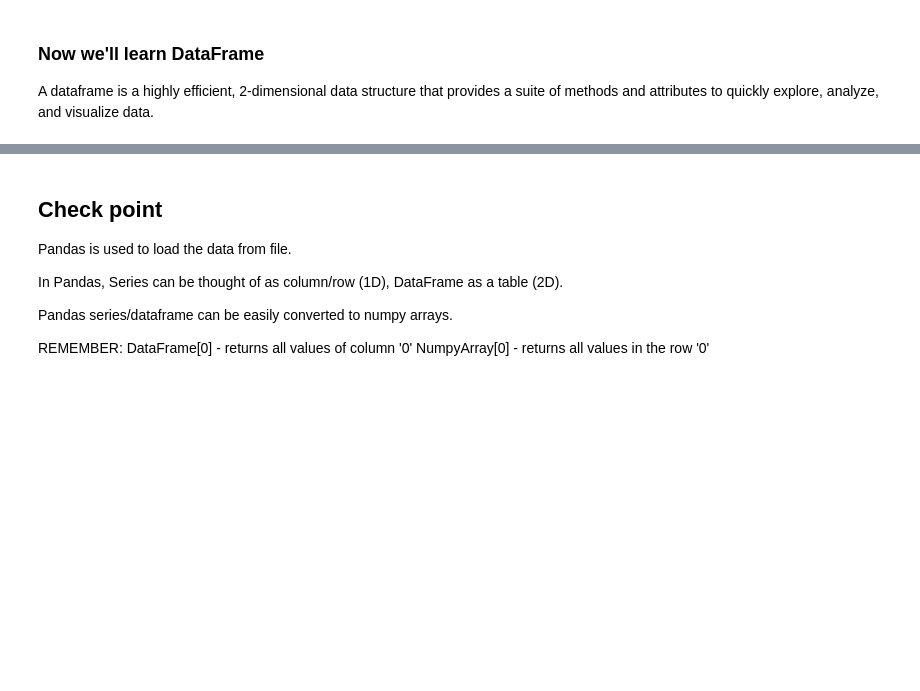
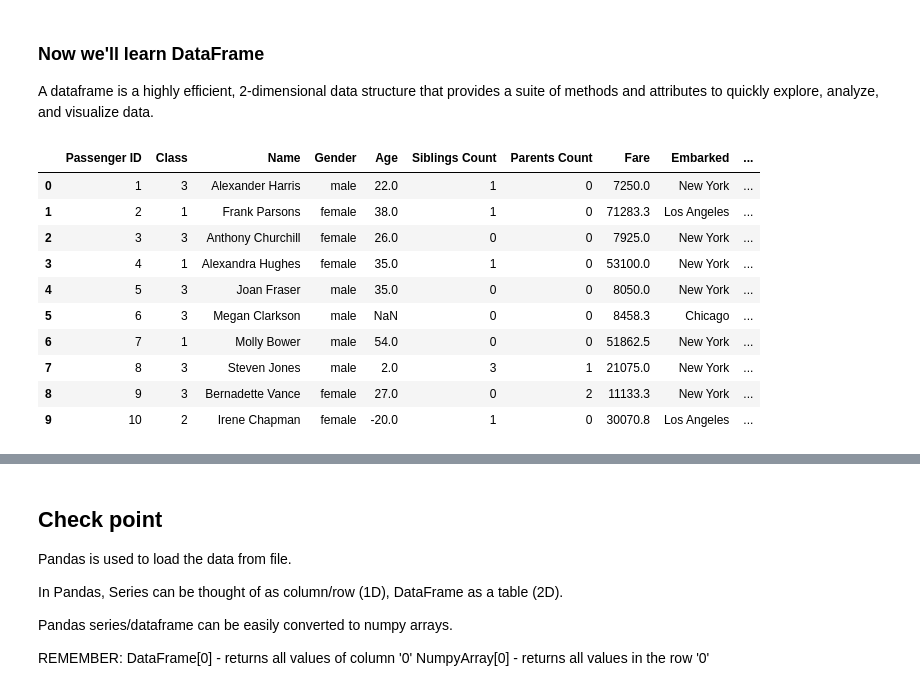
Before and after one commit to himanshug396/intuit-workshop-ml, a Jupyter notebook: Workshop_3_Feb/Notebook_2_Introduction_to_Pandas.ipynb, the cells around one changed output, grey strips where cells are left out. Saved outputs shown, nothing was run; the diff lists cells and outputs as text; code cells hidden in the pictures; blank space fills up the shorter version.

```diff
--- a/Workshop_3_Feb/Notebook_2_Introduction_to_Pandas.ipynb
+++ b/Workshop_3_Feb/Notebook_2_Introduction_to_Pandas.ipynb
@@ -54,5 +93,19 @@ df = pd.read_csv("ship_data.csv")
 # %%
 # Now that we've read the dataset into a dataframe, we can start using the dataframe methods to explore the data
 # a) Print the first 10 values in the df
+
+df.head(10)
+# %% [output]
+|  | Passenger ID | Class | Name | Gender | Age | Siblings Count | Parents Count | Fare | Embarked | ... |
+| 0 | 1 | 3 | Alexander Harris | male | 22.0 | 1 | 0 | 7250.0 | New York | ... |
+| 1 | 2 | 1 | Frank Parsons | female | 38.0 | 1 | 0 | 71283.3 | Los Angeles | ... |
+| 2 | 3 | 3 | Anthony Churchill | female | 26.0 | 0 | 0 | 7925.0 | New York | ... |
+| 3 | 4 | 1 | Alexandra Hughes | female | 35.0 | 1 | 0 | 53100.0 | New York | ... |
+| 4 | 5 | 3 | Joan Fraser | male | 35.0 | 0 | 0 | 8050.0 | New York | ... |
+| 5 | 6 | 3 | Megan Clarkson | male | NaN | 0 | 0 | 8458.3 | Chicago | ... |
+| 6 | 7 | 1 | Molly Bower | male | 54.0 | 0 | 0 | 51862.5 | New York | ... |
+| 7 | 8 | 3 | Steven Jones | male | 2.0 | 3 | 1 | 21075.0 | New York | ... |
+| 8 | 9 | 3 | Bernadette Vance | female | 27.0 | 0 | 2 | 11133.3 | New York | ... |
+| 9 | 10 | 2 | Irene Chapman | female | -20.0 | 1 | 0 | 30070.8 | Los Angeles | ... |
 # %%
 # b) Try printing out the last 15 values in the df.
```
Also changed, not shown: parts of 22 cells of this notebook.
